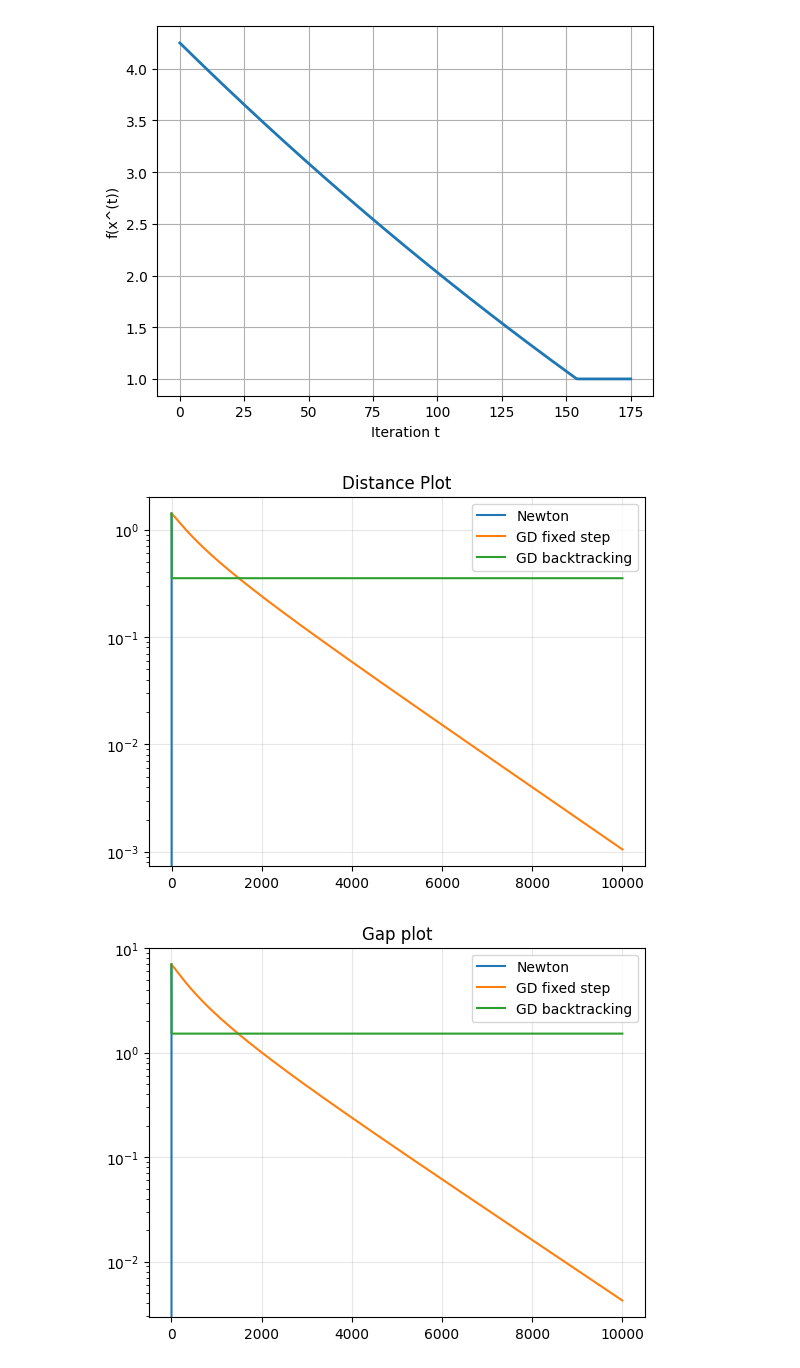
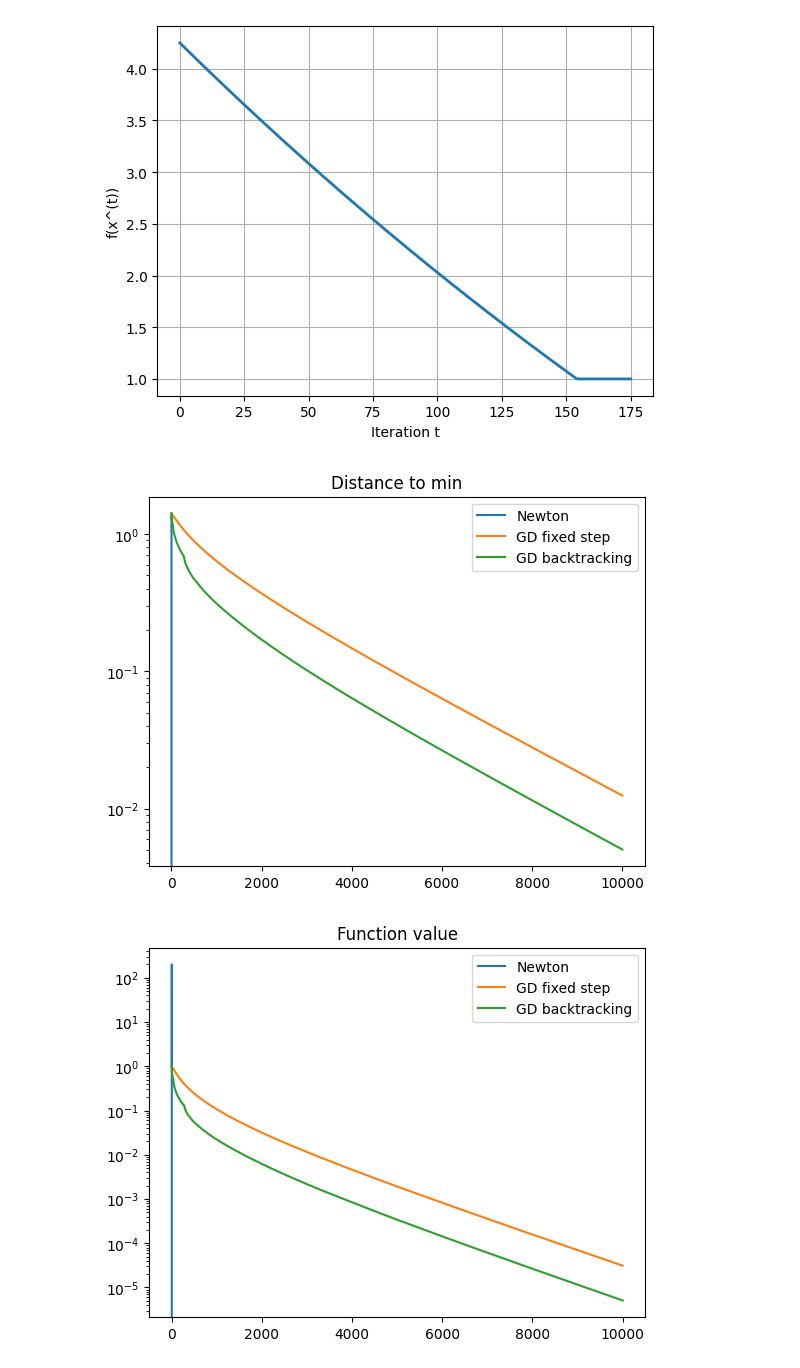
Before and after one commit to ageller02/MATH173A, a Jupyter notebook: HW4_Q3.ipynb, the cells around one changed output. Drawn from its saved outputs; the diff is of its cells as text; code cells hidden in the pictures.

```diff
--- a/HW4_Q3.ipynb
+++ b/HW4_Q3.ipynb
@@ -49,13 +67,20 @@ def newton_method(x0, T=100, tolerance=1e-8):
         xs.append(x.copy())
     return np.array(xs)
 # %%
-def gd_fixed(x0, mu=1e-3, T=10_000, tolerance=1e-8):
+def gd_backtracking(x0, beta=0.5, gamma=1e-4, T=10_000, tol=1e-8):
     x = x0.astype(float)
     xs = [x.copy()]
     for t in range(T):
         g = grad_f(x)
-        if np.linalg.norm(g) < tolerance:
+        g_norm_sq = np.dot(g, g)
+        if np.sqrt(g_norm_sq) < tol:
             break
-        x = x - mu * g
+
+        step = 1.0
+        fx = f(x)
+        while f(x - step * g) > fx - gamma * step * g_norm_sq:
+            step *= beta
+
+        x = x - step * g
         xs.append(x.copy())
     return np.array(xs)
@@ -80,32 +87,33 @@ def backtracking(x0, beta=0.5, gamma=1e-4, T=10_000, tolerance=1e-8):
 # %%
-x0 = np.array([0.0, 0.0])
+import matplotlib.pyplot as plt
+
+x0 = np.array([0, 0])
 x_star = np.array([1.0, 1.0])
 
 xs_newton = newton_method(x0)
-xs_fix = gd_fixed(x0)
-xs_bt  = backtracking(x0)
+xs_gd_fix = gd_fixed_step(x0)
+xs_gd_bt  = gd_backtracking(x0)
 
 def dist(xs):
     return np.linalg.norm(xs - x_star, axis=1)
 
-def gap(xs):
+def f_gap(xs):
     return np.array([f(x) for x in xs]) - f(x_star)
 
 plt.semilogy(dist(xs_newton), label='Newton')
-plt.semilogy(dist(xs_fix), label='GD fixed step')
-plt.semilogy(dist(xs_bt),  label='GD backtracking')
-plt.title("Distance Plot")
+plt.semilogy(dist(xs_gd_fix), label='GD fixed step')
+plt.semilogy(dist(xs_gd_bt),  label='GD backtracking')
 plt.legend()
-plt.grid(True, alpha=0.3)
+plt.title("Distance to min")
 plt.show()
 
-plt.semilogy(gap(xs_newton), label='Newton')
-plt.semilogy(gap(xs_fix), label='GD fixed step')
-plt.semilogy(gap(xs_bt),  label='GD backtracking')
-plt.title("Gap plot")
+
+plt.semilogy(f_gap(xs_newton), label='Newton')
+plt.semilogy(f_gap(xs_gd_fix), label='GD fixed step')
+plt.semilogy(f_gap(xs_gd_bt),  label='GD backtracking')
 plt.legend()
-plt.grid(True, alpha=0.3)
+plt.title("Function value")
 plt.show()
 # %% [output]
-[figure, old version]
+[figure, new version]
-[figure, old version]
+[figure, new version]
```
Also changed, not shown: parts of 3 cells of this notebook.
